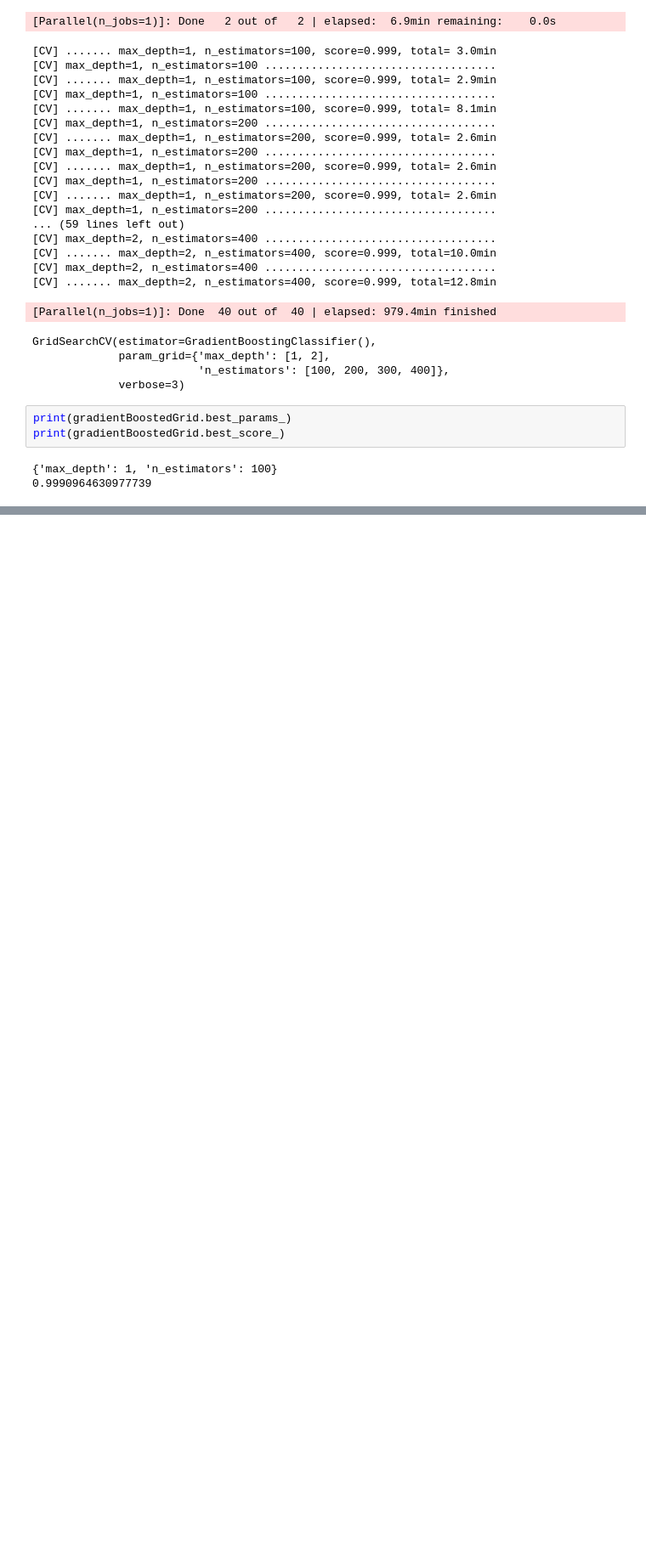
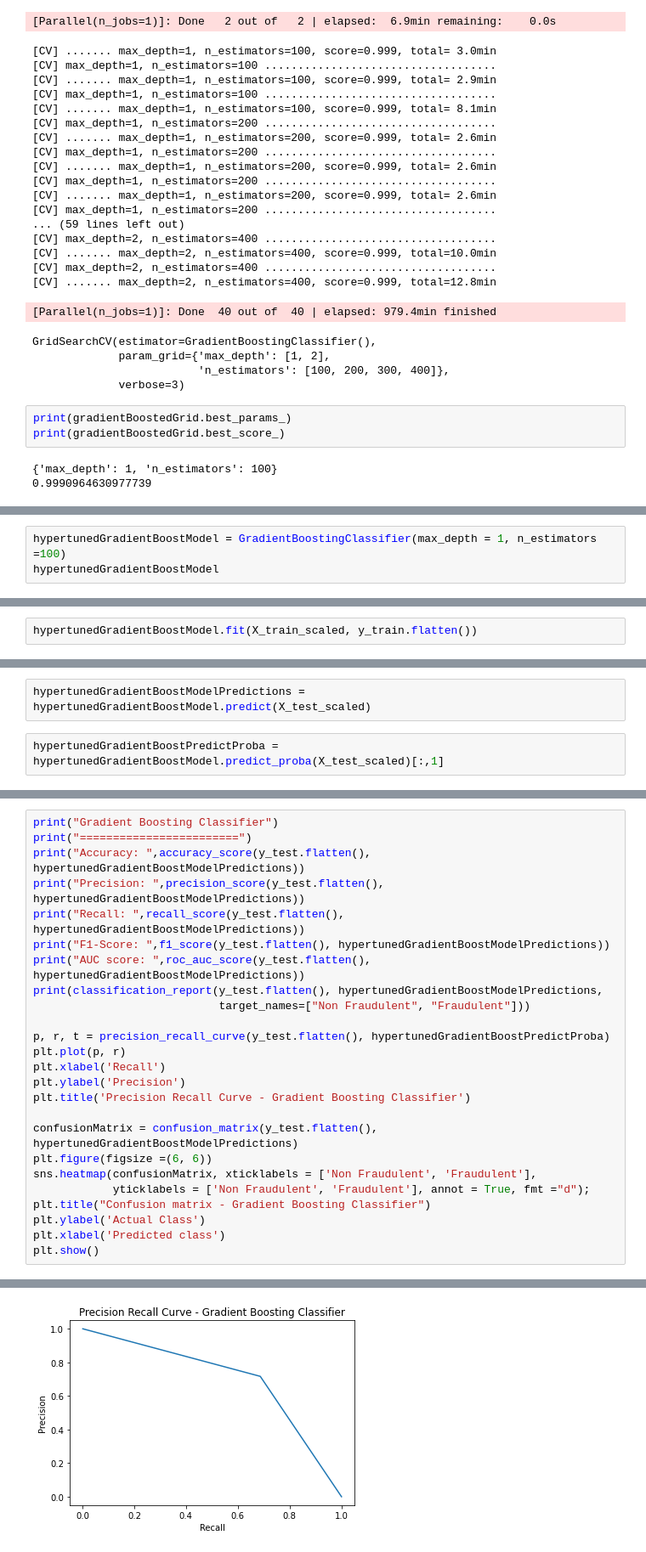
Before and after one commit to cdalsania/Credit_Card_Fraud_Detection, a Jupyter notebook: ml_models/GradientBoost.ipynb, the cells around one changed output, grey strips where cells are left out. Shown at 85% size. Cells and saved outputs as stored; diff of their text form; blank space fills up the shorter version.

```diff
--- a/ml_models/GradientBoost.ipynb
+++ b/ml_models/GradientBoost.ipynb
@@ -240,0 +259,3 @@ print(gradientBoostedGrid.best_score_)
+# %%
+hypertunedGradientBoostModel = GradientBoostingClassifier(max_depth = 1, n_estimators =100)
+hypertunedGradientBoostModel
@@ -240,0 +264,2 @@ print(gradientBoostedGrid.best_score_)
+# %%
+hypertunedGradientBoostModel.fit(X_train_scaled, y_train.flatten())
@@ -240,0 +274,4 @@ print(gradientBoostedGrid.best_score_)
+# %%
+hypertunedGradientBoostModelPredictions = hypertunedGradientBoostModel.predict(X_test_scaled)
+# %%
+hypertunedGradientBoostPredictProba = hypertunedGradientBoostModel.predict_proba(X_test_scaled)[:,1]
@@ -240,0 +291,26 @@ print(gradientBoostedGrid.best_score_)
+# %%
+print("Gradient Boosting Classifier")
+print("========================")
+print("Accuracy: ",accuracy_score(y_test.flatten(), hypertunedGradientBoostModelPredictions))
+print("Precision: ",precision_score(y_test.flatten(), hypertunedGradientBoostModelPredictions))
+print("Recall: ",recall_score(y_test.flatten(), hypertunedGradientBoostModelPredictions))
+print("F1-Score: ",f1_score(y_test.flatten(), hypertunedGradientBoostModelPredictions))
+print("AUC score: ",roc_auc_score(y_test.flatten(), hypertunedGradientBoostModelPredictions))
+print(classification_report(y_test.flatten(), hypertunedGradientBoostModelPredictions,
+                            target_names=["Non Fraudulent", "Fraudulent"]))
+
+p, r, t = precision_recall_curve(y_test.flatten(), hypertunedGradientBoostPredictProba)
+plt.plot(p, r)
+plt.xlabel('Recall')
+plt.ylabel('Precision')
+plt.title('Precision Recall Curve - Gradient Boosting Classifier')
+
+confusionMatrix = confusion_matrix(y_test.flatten(), hypertunedGradientBoostModelPredictions)
+plt.figure(figsize =(6, 6))
+sns.heatmap(confusionMatrix, xticklabels = ['Non Fraudulent', 'Fraudulent'],
+            yticklabels = ['Non Fraudulent', 'Fraudulent'], annot = True, fmt ="d");
+plt.title("Confusion matrix - Gradient Boosting Classifier")
+plt.ylabel('Actual Class')
+plt.xlabel('Predicted class')
+plt.show()
+# %% [output]
@@ -240,0 +332 @@ print(gradientBoostedGrid.best_score_)
+[figure, added]
```
Also changed, not shown: parts of 8 cells of this notebook.
